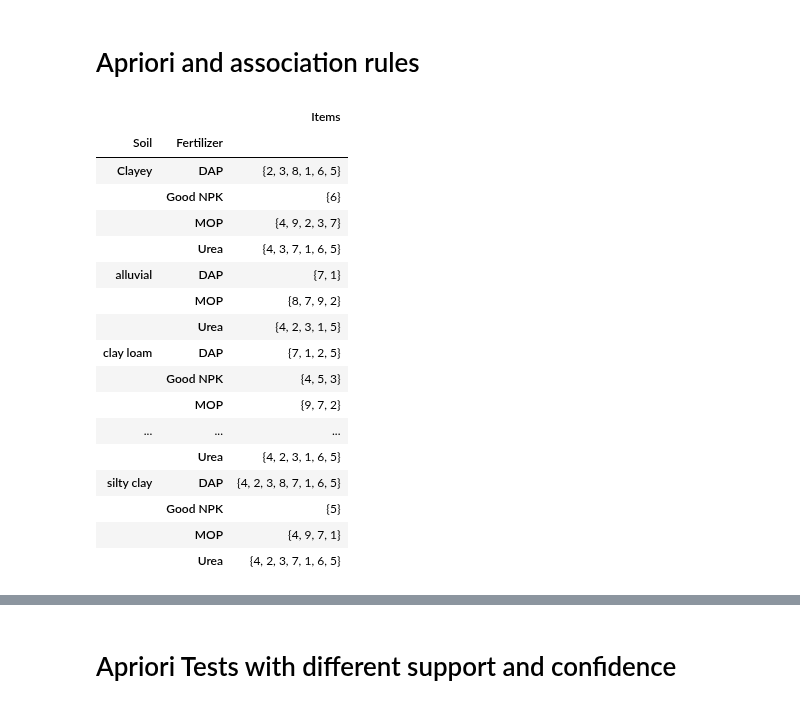
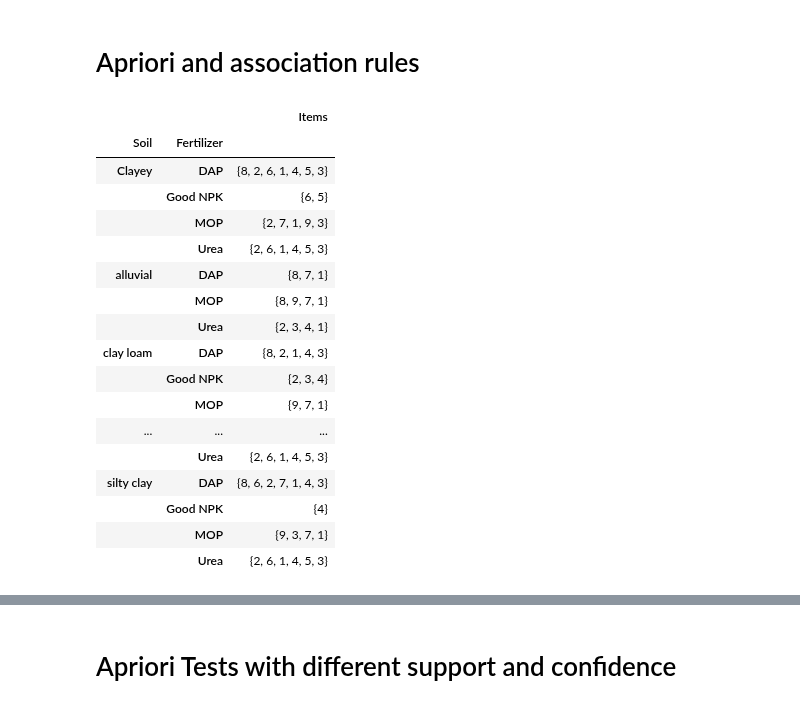
Before and after one commit to Mounir-charef/data_mining, a Jupyter notebook: notebooks/part2-apiriori.ipynb, the cells around one changed output, grey strips where cells are left out. Saved outputs shown, nothing was run; the diff lists cells and outputs as text; code cells hidden in the pictures.

```diff
--- a/notebooks/part2-apiriori.ipynb
+++ b/notebooks/part2-apiriori.ipynb
@@ -165,33 +161,35 @@ plot_classes(df_freq)
 [figure]
 # %% [markdown]
 # Apriori and association rules
-# %%
-grouped_df = df_width.groupby(['Soil', 'Fertilizer']).agg({
-    # 'Crop': set,
-    # 'Fertilizer': set,
-    'class': set,
-}).rename(columns={'class': 'Items'})
-grouped_df.to_csv(data_dir / 'part3_grouped_df.csv')
-grouped_df
-# %% [output]
-|  |  | Items |
-| Soil | Fertilizer |  |
-| Clayey | DAP | {2, 3, 8, 1, 6, 5} |
-|  | Good NPK | {6} |
-|  | MOP | {4, 9, 2, 3, 7} |
-|  | Urea | {4, 3, 7, 1, 6, 5} |
-| alluvial | DAP | {7, 1} |
-|  | MOP | {8, 7, 9, 2} |
-|  | Urea | {4, 2, 3, 1, 5} |
-| clay loam | DAP | {7, 1, 2, 5} |
-|  | Good NPK | {4, 5, 3} |
-|  | MOP | {9, 7, 2} |
-| ... | ... | ... |
-|  | Urea | {4, 2, 3, 1, 6, 5} |
-| silty clay | DAP | {4, 2, 3, 8, 7, 1, 6, 5} |
-|  | Good NPK | {5} |
-|  | MOP | {4, 9, 7, 1} |
-|  | Urea | {4, 2, 3, 7, 1, 6, 5} |
+# %%
+def get_grouped_df(input_df, columns=None):
+    if columns is None:
+        columns = ['Soil', 'Fertilizer']
+    return input_df.groupby(columns).agg({
+        f'class_{discretize_column}': set,
+        }).rename(columns={f'class_{discretize_column}': 'Items'})
+grouped_df = get_grouped_df(df_freq)
+grouped_df.to_csv(data_dir / 'part3_grouped_df.csv')
+grouped_df
+# %% [output]
+|  |  | Items |
+| Soil | Fertilizer |  |
+| Clayey | DAP | {8, 2, 6, 1, 4, 5, 3} |
+|  | Good NPK | {6, 5} |
+|  | MOP | {2, 7, 1, 9, 3} |
+|  | Urea | {2, 6, 1, 4, 5, 3} |
+| alluvial | DAP | {8, 7, 1} |
+|  | MOP | {8, 9, 7, 1} |
+|  | Urea | {2, 3, 4, 1} |
+| clay loam | DAP | {8, 2, 1, 4, 3} |
+|  | Good NPK | {2, 3, 4} |
+|  | MOP | {9, 7, 1} |
+| ... | ... | ... |
+|  | Urea | {2, 6, 1, 4, 5, 3} |
+| silty clay | DAP | {8, 6, 2, 7, 1, 4, 3} |
+|  | Good NPK | {4} |
+|  | MOP | {9, 3, 7, 1} |
+|  | Urea | {2, 6, 1, 4, 5, 3} |
 # %%
 class Apriori:
     def __init__(self, min_support, min_confidence):
```
Also changed, not shown: parts of 12 cells of this notebook, 2 other files.
